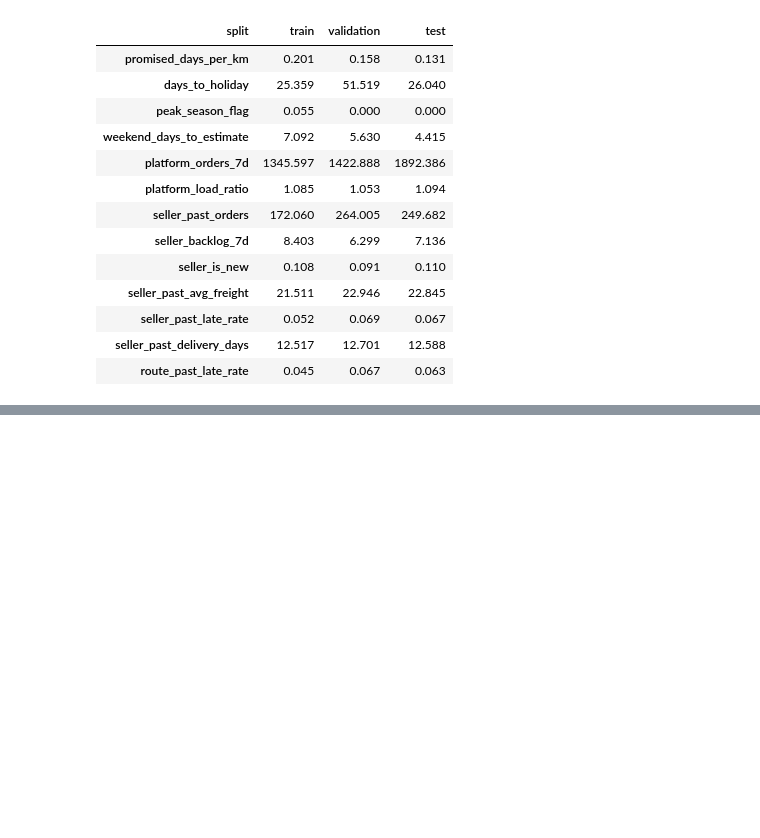
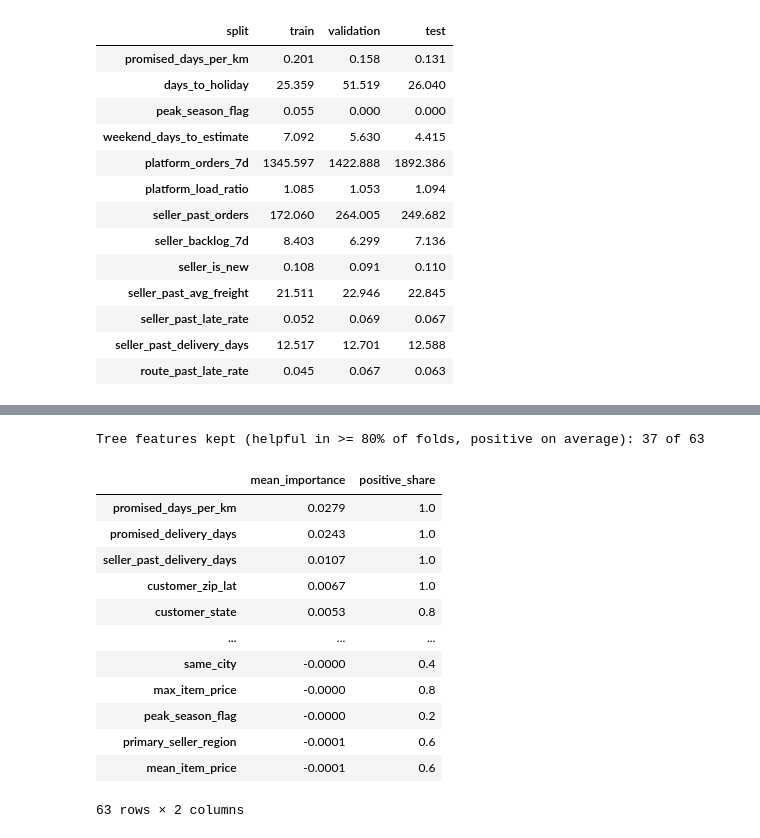
Before and after one commit to zhuamnq/Team2_IT5006_Ecommerce_Analytics_AY2627Sem1, a Jupyter notebook: notebooks/03_feature_engineering.ipynb, the cells around one changed output, grey strips where cells are left out. Drawn from its saved outputs; the diff is of its cells as text; code cells hidden in the pictures; blank space fills up the shorter version.

```diff
--- a/notebooks/03_feature_engineering.ipynb
+++ b/notebooks/03_feature_engineering.ipynb
@@ -126,0 +476,60 @@ display(
+# %%
+def tree_model():
+    return Pipeline([
+        ("preprocessor", build_preprocessor(**FEATURES_TREE, scale=False)),
+        ("model", HistGradientBoostingRegressor(
+            learning_rate=0.05, max_iter=300, random_state=RANDOM_STATE,
+        )),
+    ])
+
+
+fold_importance = []
+
+for fit_idx, eval_idx in tscv.split(X_train):
+    fitted = tree_model().fit(X_train[tree_cols].iloc[fit_idx], y_train_ratio.iloc[fit_idx])
+    result = permutation_importance(
+        fitted,
+        X_train[tree_cols].iloc[eval_idx],
+        y_train_ratio.iloc[eval_idx],
+        scoring="neg_mean_absolute_error",
+        n_repeats=3,
+        random_state=RANDOM_STATE,
+        n_jobs=-1,
+    )
+    fold_importance.append(pd.Series(result.importances_mean, index=tree_cols))
+
+fold_importance = pd.concat(fold_importance, axis=1)
+fold_importance.columns = [f"fold_{k + 1}" for k in range(fold_importance.shape[1])]
+
+tree_summary = pd.DataFrame({
+    "mean_importance": fold_importance.mean(axis=1),
+    "positive_share": (fold_importance > 0).mean(axis=1),
+}).sort_values("mean_importance", ascending=False)
+
+tree_selected = tree_summary[
+    (tree_summary["positive_share"] >= STABILITY_THRESHOLD)
+    & (tree_summary["mean_importance"] > 0)
+].index.tolist()
+
+FEATURES_TREE_SELECTED = {
+    group: [c for c in columns if c in tree_selected]
+    for group, columns in FEATURES_TREE.items()
+}
+
+print(f"Tree features kept (helpful in >= {STABILITY_THRESHOLD:.0%} of folds, positive on average):", len(tree_selected), "of", len(tree_cols))
+display(tree_summary.round(4))
+# %% [output]
+Tree features kept (helpful in >= 80% of folds, positive on average): 37 of 63
+|  | mean_importance | positive_share |
+| promised_days_per_km | 0.0279 | 1.0 |
+| promised_delivery_days | 0.0243 | 1.0 |
+| seller_past_delivery_days | 0.0107 | 1.0 |
+| customer_zip_lat | 0.0067 | 1.0 |
+| customer_state | 0.0053 | 0.8 |
+| ... | ... | ... |
+| same_city | -0.0000 | 0.4 |
+| max_item_price | -0.0000 | 0.8 |
+| peak_season_flag | -0.0000 | 0.2 |
+| primary_seller_region | -0.0001 | 0.6 |
+| mean_item_price | -0.0001 | 0.6 |
+63 rows × 2 columns
```
Also changed, not shown: parts of 37 cells of this notebook, 4 other files.
